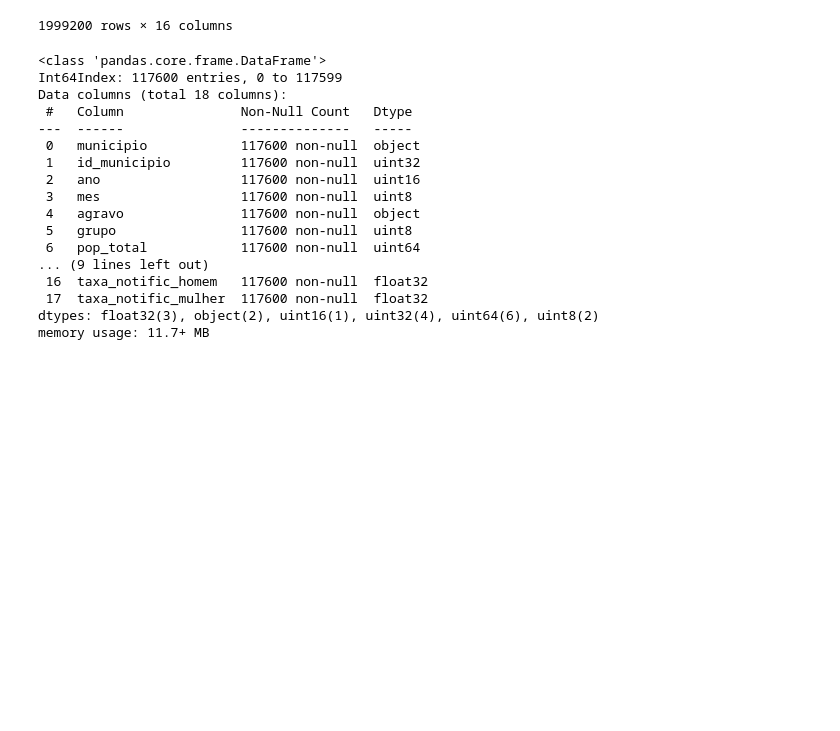
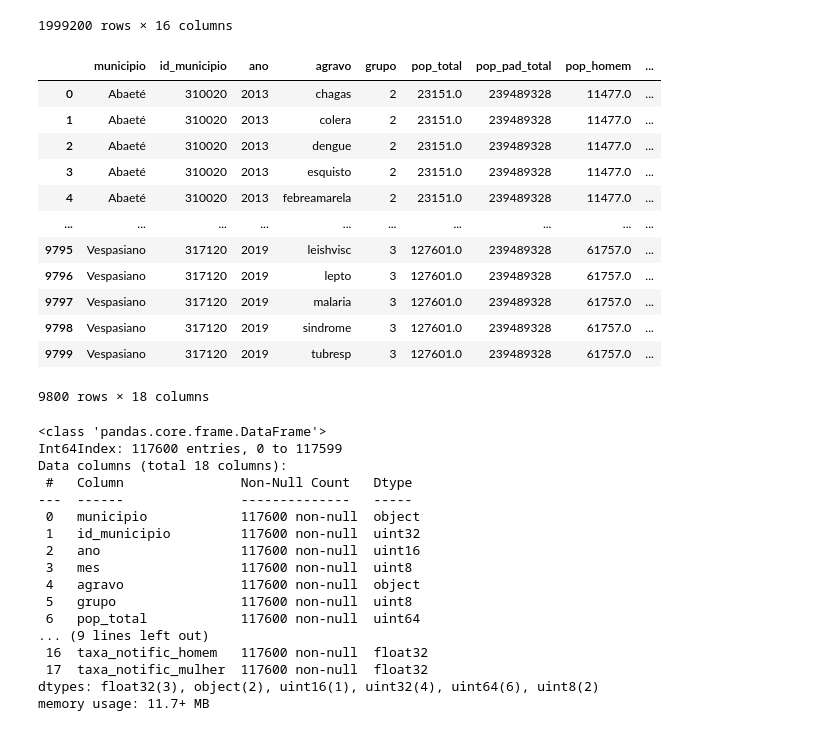
Before and after one commit to uai-ufmg/brumadinho37, a Jupyter notebook: recalculando_taxas_sinan.ipynb, the cells around one changed output. Drawn from its saved outputs; the diff is of its cells as text; code cells hidden in the pictures; blank space fills up the shorter version.

```diff
--- a/recalculando_taxas_sinan.ipynb
+++ b/recalculando_taxas_sinan.ipynb
@@ -70,13 +86,33 @@ df
 | 1999199 | Vespasiano | 317120 | 2019 | >=80anos | 1507 | 334532 | 528 | 129431 | ... |
 1999200 rows × 16 columns
 # %%
-df_sf = df.groupby(['municipio', 'id_municipio', 'ano', 'mes', 'agravo', 'grupo'], as_index=False).sum()
+df_sf = df.groupby(['municipio', 'id_municipio', 'ano', 'agravo', 'grupo'], as_index=False).sum()
 # %%
+df_sf['pop_total'] = df_sf['pop_total'] / 12
+df_sf['pop_homem'] = df_sf['pop_homem'] / 12
+df_sf['pop_mulher'] = df_sf['pop_mulher'] / 12
+
 df_sf['taxa_notific_total'] = (df_sf['notificacoes_total'] / df_sf['pop_total']) * 100000
 df_sf['taxa_notific_homem'] = (df_sf['notificacoes_homem'] / df_sf['pop_homem']) * 100000
 df_sf['taxa_notific_mulher'] = (df_sf['notificacoes_mulher'] / df_sf['pop_mulher']) * 100000
 # %%
 df_sf.to_csv('taxa_sinan.csv', index=False)
+# %%
+df_sf
+# %% [output]
+|  | municipio | id_municipio | ano | agravo | grupo | pop_total | pop_pad_total | pop_homem | ... |
+| 0 | Abaeté | 310020 | 2013 | chagas | 2 | 23151.0 | 239489328 | 11477.0 | ... |
+| 1 | Abaeté | 310020 | 2013 | colera | 2 | 23151.0 | 239489328 | 11477.0 | ... |
+| 2 | Abaeté | 310020 | 2013 | dengue | 2 | 23151.0 | 239489328 | 11477.0 | ... |
+| 3 | Abaeté | 310020 | 2013 | esquisto | 2 | 23151.0 | 239489328 | 11477.0 | ... |
+| 4 | Abaeté | 310020 | 2013 | febreamarela | 2 | 23151.0 | 239489328 | 11477.0 | ... |
+| ... | ... | ... | ... | ... | ... | ... | ... | ... | ... |
+| 9795 | Vespasiano | 317120 | 2019 | leishvisc | 3 | 127601.0 | 239489328 | 61757.0 | ... |
+| 9796 | Vespasiano | 317120 | 2019 | lepto | 3 | 127601.0 | 239489328 | 61757.0 | ... |
+| 9797 | Vespasiano | 317120 | 2019 | malaria | 3 | 127601.0 | 239489328 | 61757.0 | ... |
+| 9798 | Vespasiano | 317120 | 2019 | sindrome | 3 | 127601.0 | 239489328 | 61757.0 | ... |
+| 9799 | Vespasiano | 317120 | 2019 | tubresp | 3 | 127601.0 | 239489328 | 61757.0 | ... |
+9800 rows × 18 columns
 # %%
 df_sf['id_municipio'] = df_sf['id_municipio'].astype('uint32')
 df_sf['ano'] = df_sf['ano'].astype('uint16')
```
Also changed, not shown: parts of 1 cell of this notebook, 7 other files.
